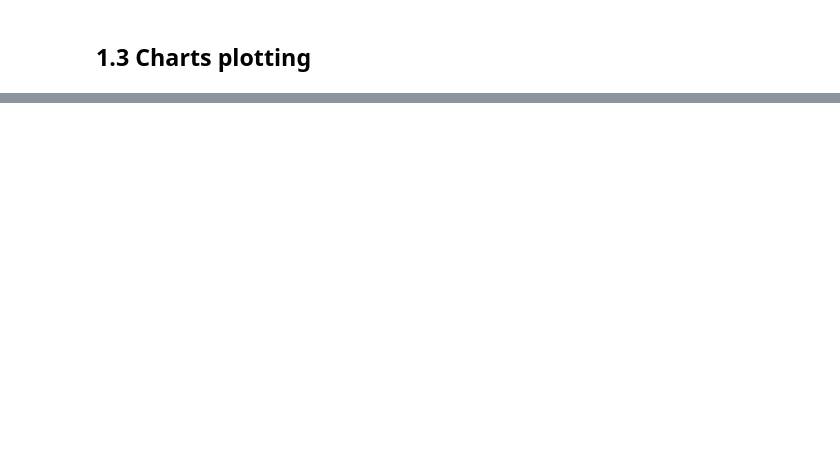
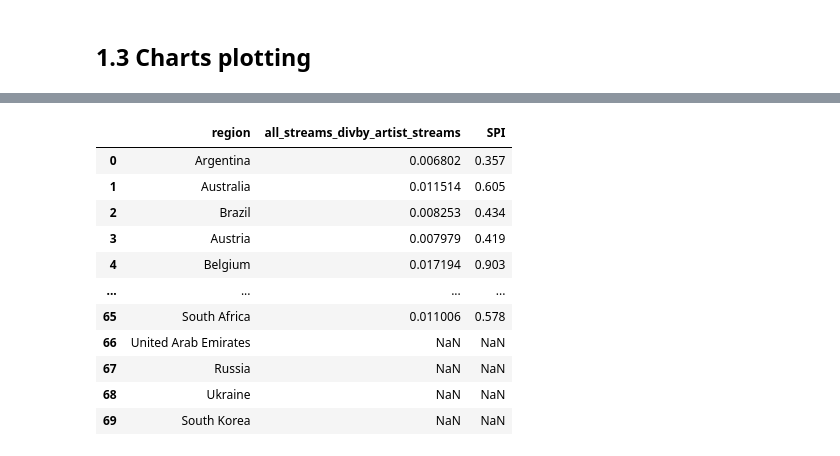
Before and after one commit to dbyl/spotify_data_visualization, a Jupyter notebook: spotify_data_analysis.ipynb, the cells around one changed output, grey strips where cells are left out. Drawn from its saved outputs; the diff is of its cells as text; code cells hidden in the pictures; blank space fills up the shorter version.

Commit message:
Calculating index of popularity (SPI), plotting a Choropleth Map

```diff
--- a/spotify_data_analysis.ipynb
+++ b/spotify_data_analysis.ipynb
@@ -495 +486,76 @@ Drake's songs occurance in the first 20 of top200 chart in United States from 20
 [interactive output not drawn]
+# %%
+# creating Spotify Popularity Index'es - total number of streams for given parameters (date, region, chart) divided by streams for a given artist or song with reference to 1 (for the region for which the artist/song title has the largest share of all streams)
+
+
+# set for comparing artists popularity
+choosen_start_date = '2018-01-01'
+choosen_end_date = '2019-01-01'
+choosen_artist = 'Dua Lipa'
+choosen_chart = 'top200'
+
+data_filter = dataframe['date'].between(choosen_start_date, choosen_end_date)
+artist_filter = dataframe['artist'] == choosen_artist
+region_filter = dataframe['region'] == choosen_region
+chart_filter = dataframe['chart'] == choosen_chart
+
+
+# set for comparing song popularity
+choosen_start_date_2 = '2018-01-01'
+choosen_end_date_2 = '2019-01-01'
+choosen_artist_2 = 'Dua Lipa'
+choosen_title_2 = "One Kiss"
+choosen_chart_2 = 'top200'
+
+data_filter_2 = dataframe['date'].between(choosen_start_date_2, choosen_end_date_2)
+artist_filter_2 = dataframe['artist'] == choosen_artist_2
+title_filter_2 = dataframe['title'] == choosen_title_2
+region_filter_2 = dataframe['region'] == choosen_region_2
+chart_filter_2 = dataframe['chart'] == choosen_chart_2
+
+# creating new dataframe (artist popularity)
+reg_spi_art_dataframe = pd.DataFrame(dataframe['region'].unique(), columns=['region'])
+
+list_of_streams_div_result= []
+for value in reg_spi_art_dataframe['region']:
+
+    region_filter = dataframe['region'] == value
+    artist_streams_filter = dataframe[data_filter & artist_filter & region_filter & chart_filter]
+    all_streams_filter = dataframe[data_filter & region_filter & chart_filter]
+    div_streams_result = artist_streams_filter['streams'].sum()/all_streams_filter['streams'].sum()
+    list_of_streams_div_result.append(div_streams_result)
+
+reg_spi_art_dataframe['all_streams_divby_artist_streams'] = list_of_streams_div_result
+
+# creating new dataframe (song popularity)
+reg_spi_song_dataframe = pd.DataFrame(dataframe['region'].unique(), columns=['region'])
+
+list_of_streams_div_result_2 = []
+for value in reg_spi_song_dataframe['region']:
+
+    region_filter_2 = dataframe['region'] == value
+    song_streams_filter_2 = dataframe[data_filter_2 & artist_filter_2 & region_filter_2 & chart_filter_2 & title_filter_2]
+    all_streams_filter_2 = dataframe[data_filter_2 & region_filter_2 & chart_filter_2]
+    div_streams_result_2 = song_streams_filter_2['streams'].sum()/all_streams_filter_2['streams'].sum()
+    list_of_streams_div_result_2.append(div_streams_result_2)
+
+reg_spi_song_dataframe['all_streams_divby_song_streams'] = list_of_streams_div_result_2
+
+# calculating reference SPI value (artist popularity)
+list_of_SPI = []
+for value in reg_spi_art_dataframe['region']:
+
+    SPI_r = round(((reg_spi_art_dataframe[reg_spi_art_dataframe.region==value].values[0][1]) / reg_spi_art_dataframe['all_streams_divby_artist_streams'].max()), 3)
+    list_of_SPI.append(SPI_r)
+
+reg_spi_art_dataframe["SPI"] = list_of_SPI
+
+# calculating reference SPI value (song popularity)
+list_of_SPI_2 = []
+for value in reg_spi_song_dataframe['region']:
+
+    SPI_r_2 = round(((reg_spi_song_dataframe[reg_spi_song_dataframe.region==value].values[0][1]) / reg_spi_song_dataframe['all_streams_divby_song_streams'].max()), 3)
+    list_of_SPI_2.append(SPI_r_2)
+
+reg_spi_song_dataframe["SPI"] = list_of_SPI_2
+# %% [output]
@@ -495,0 +569,12 @@ Drake's songs occurance in the first 20 of top200 chart in United States from 20
+|  | region | all_streams_divby_artist_streams | SPI |
+| 0 | Argentina | 0.006802 | 0.357 |
+| 1 | Australia | 0.011514 | 0.605 |
+| 2 | Brazil | 0.008253 | 0.434 |
+| 3 | Austria | 0.007979 | 0.419 |
+| 4 | Belgium | 0.017194 | 0.903 |
+| ... | ... | ... | ... |
+| 65 | South Africa | 0.011006 | 0.578 |
+| 66 | United Arab Emirates | NaN | NaN |
+| 67 | Russia | NaN | NaN |
+| 68 | Ukraine | NaN | NaN |
+| 69 | South Korea | NaN | NaN |
```
Also changed, not shown: parts of 21 cells of this notebook, 1 other file.
